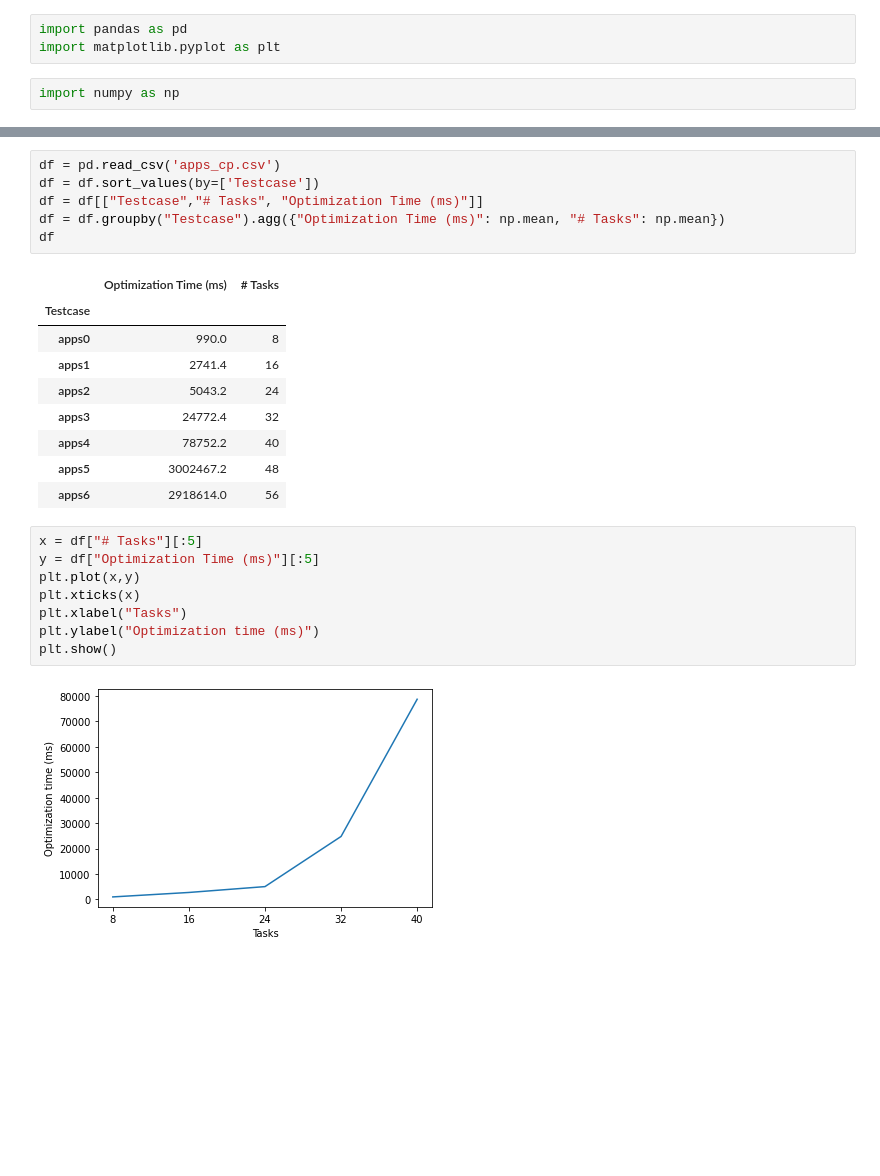
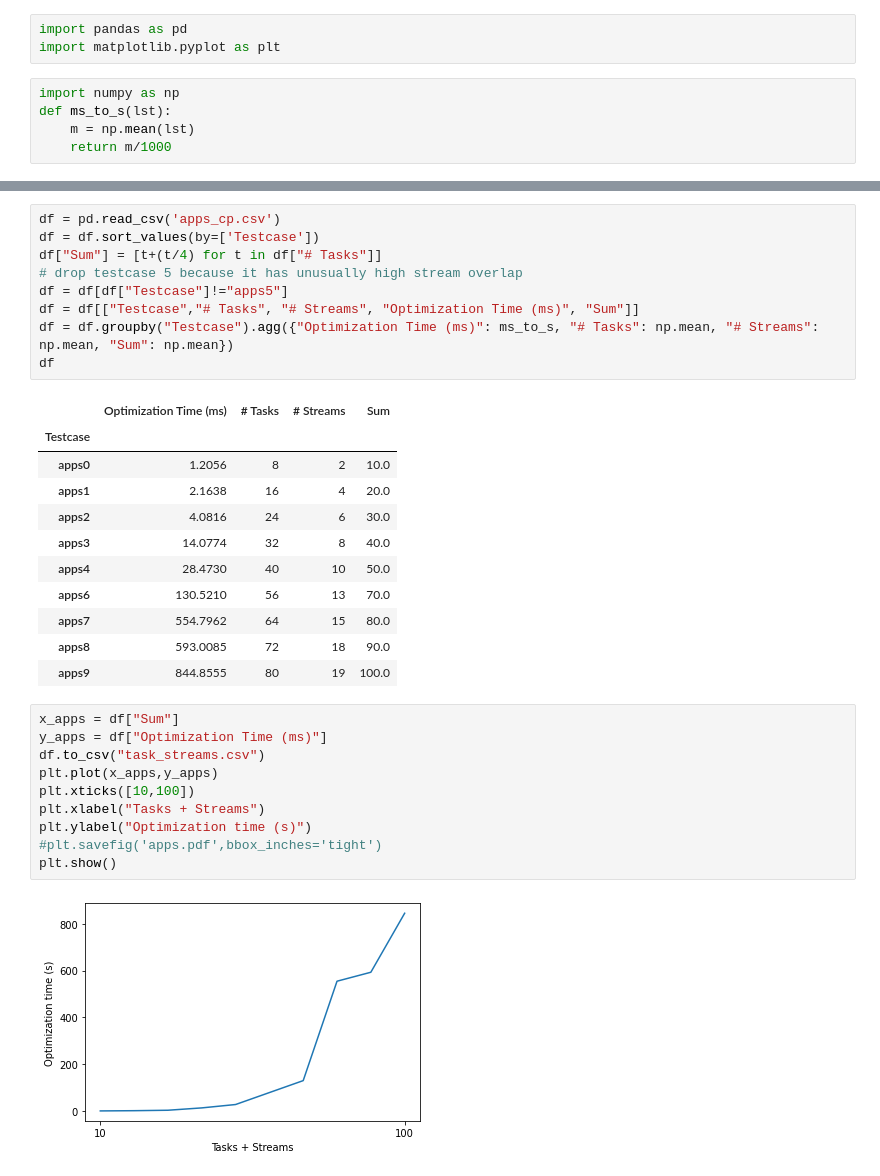
Before and after one commit to nreusch/TSNConf, a Jupyter notebook: results/scalability_figure/ScalabilityFigure.ipynb, the cells around one changed output, grey strips where cells are left out. Drawn from its saved outputs; the diff is of its cells as text; blank space fills up the shorter version.

```diff
--- a/results/scalability_figure/ScalabilityFigure.ipynb
+++ b/results/scalability_figure/ScalabilityFigure.ipynb
@@ -3,6 +3,9 @@ import pandas as pd
 import matplotlib.pyplot as plt
 # %%
 import numpy as np
+def ms_to_s(lst):
+    m = np.mean(lst)
+    return m/1000
 # %%
 df = pd.read_csv('topo_size_cp.csv')
 df = df.sort_values(by=['Testcase'])
@@ -35,26 +40,33 @@ plt.show()
 # %%
 df = pd.read_csv('apps_cp.csv')
 df = df.sort_values(by=['Testcase'])
-df = df[["Testcase","# Tasks", "Optimization Time (ms)"]]
-df = df.groupby("Testcase").agg({"Optimization Time (ms)": np.mean, "# Tasks": np.mean})
+df["Sum"] = [t+(t/4) for t in df["# Tasks"]]
+# drop testcase 5 because it has unusually high stream overlap
+df = df[df["Testcase"]!="apps5"]
+df = df[["Testcase","# Tasks", "# Streams", "Optimization Time (ms)", "Sum"]]
+df = df.groupby("Testcase").agg({"Optimization Time (ms)": ms_to_s, "# Tasks": np.mean, "# Streams": np.mean, "Sum": np.mean})
 df
 # %% [output]
-|  | Optimization Time (ms) | # Tasks |
-| Testcase |  |  |
-| apps0 | 990.0 | 8 |
-| apps1 | 2741.4 | 16 |
-| apps2 | 5043.2 | 24 |
-| apps3 | 24772.4 | 32 |
-| apps4 | 78752.2 | 40 |
-| apps5 | 3002467.2 | 48 |
-| apps6 | 2918614.0 | 56 |
+|  | Optimization Time (ms) | # Tasks | # Streams | Sum |
+| Testcase |  |  |  |  |
+| apps0 | 1.2056 | 8 | 2 | 10.0 |
+| apps1 | 2.1638 | 16 | 4 | 20.0 |
+| apps2 | 4.0816 | 24 | 6 | 30.0 |
+| apps3 | 14.0774 | 32 | 8 | 40.0 |
+| apps4 | 28.4730 | 40 | 10 | 50.0 |
+| apps6 | 130.5210 | 56 | 13 | 70.0 |
+| apps7 | 554.7962 | 64 | 15 | 80.0 |
+| apps8 | 593.0085 | 72 | 18 | 90.0 |
+| apps9 | 844.8555 | 80 | 19 | 100.0 |
-# %%
-x = df["# Tasks"][:5]
-y = df["Optimization Time (ms)"][:5]
-plt.plot(x,y)
-plt.xticks(x)
-plt.xlabel("Tasks")
-plt.ylabel("Optimization time (ms)")
-plt.show()
-# %% [output]
-[figure, removed]
+# %%
+x_apps = df["Sum"]
+y_apps = df["Optimization Time (ms)"]
+df.to_csv("task_streams.csv")
+plt.plot(x_apps,y_apps)
+plt.xticks([10,100])
+plt.xlabel("Tasks + Streams")
+plt.ylabel("Optimization time (s)")
+#plt.savefig('apps.pdf',bbox_inches='tight')
+plt.show()
+# %% [output]
+[figure, added]
```
Also changed, not shown: parts of 5 cells of this notebook, 11 other files.
